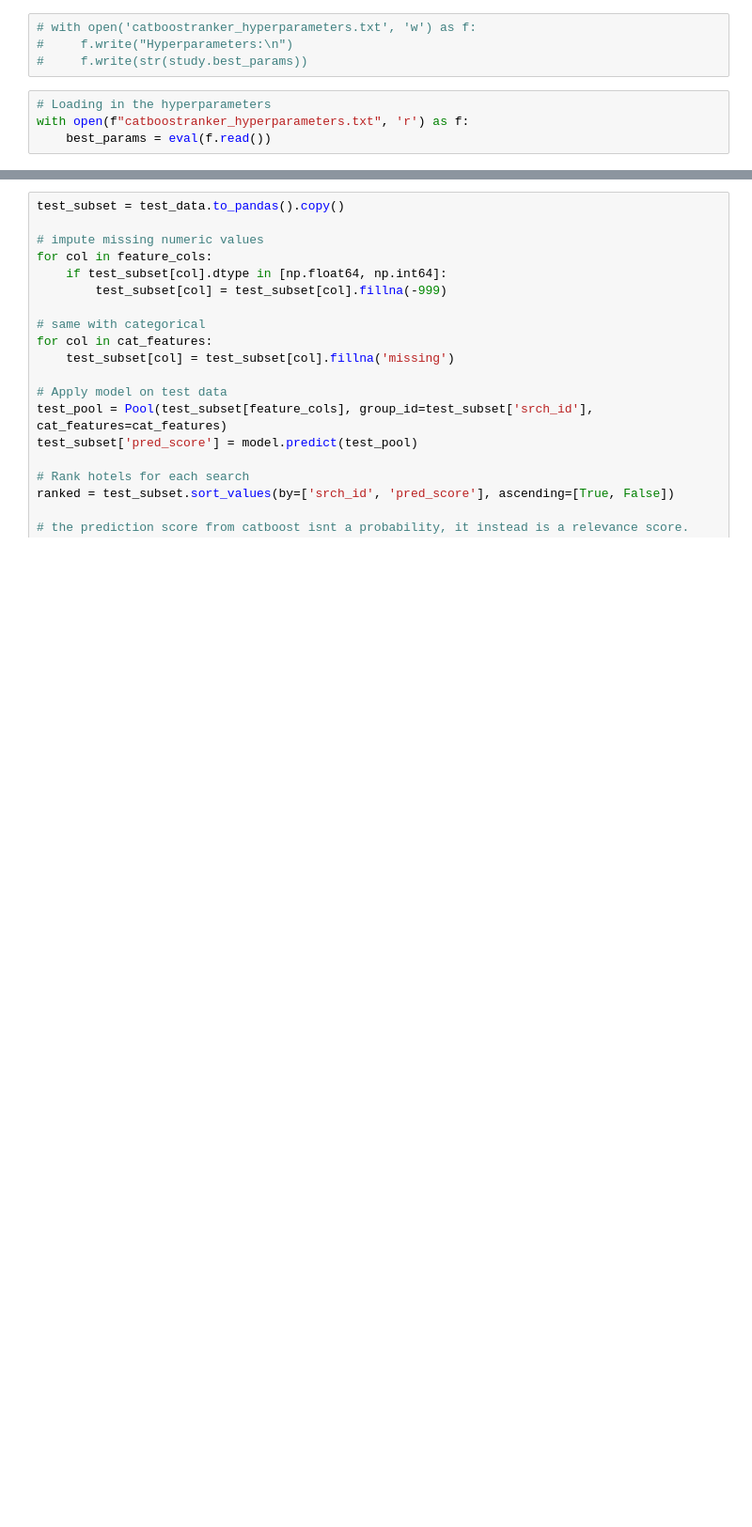
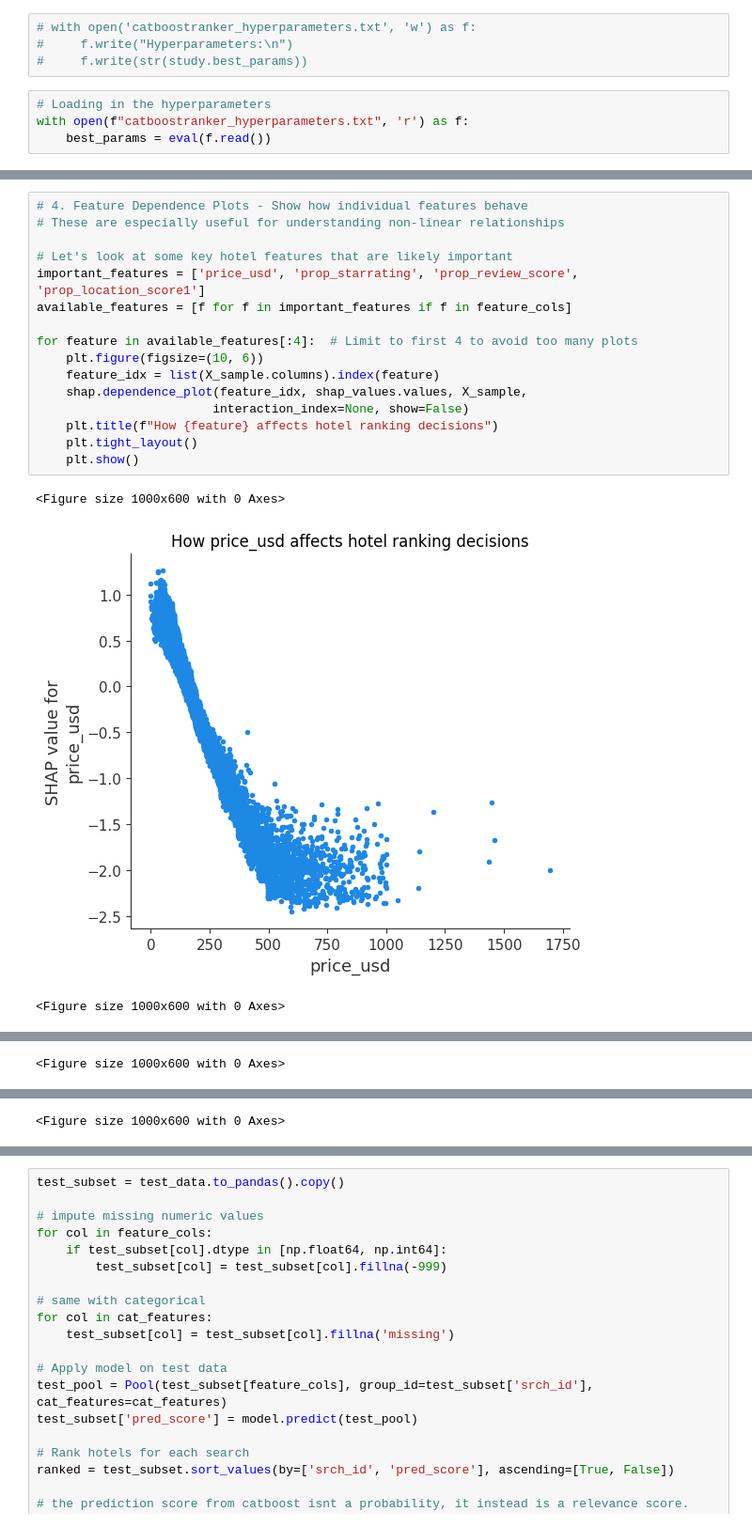
Before and after one commit to NaniHazbolatow/DataMiningTechniques, a Jupyter notebook: Group Assignmnet 2/catboost_ranker.ipynb, the cells around one changed output, grey strips where cells are left out. Shown at 94% size. Cells and saved outputs as stored; diff of their text form; blank space fills up the shorter version.

```diff
--- a/Group Assignmnet 2/catboost_ranker.ipynb
+++ b/Group Assignmnet 2/catboost_ranker.ipynb
@@ -337,0 +379,20 @@ Shrink model to first 167 iterations.
+# %%
+# 4. Feature Dependence Plots - Show how individual features behave
+# These are especially useful for understanding non-linear relationships
+
+# Let's look at some key hotel features that are likely important
+important_features = ['price_usd', 'prop_starrating', 'prop_review_score', 'prop_location_score1']
+available_features = [f for f in important_features if f in feature_cols]
+
+for feature in available_features[:4]:  # Limit to first 4 to avoid too many plots
+    plt.figure(figsize=(10, 6))
+    feature_idx = list(X_sample.columns).index(feature)
+    shap.dependence_plot(feature_idx, shap_values.values, X_sample,
+                        interaction_index=None, show=False)
+    plt.title(f"How {feature} affects hotel ranking decisions")
+    plt.tight_layout()
+    plt.show()
+# %% [output]
+<Figure size 1000x600 with 0 Axes>
+[figure, added]
+<Figure size 1000x600 with 0 Axes>
@@ -337,0 +400 @@ Shrink model to first 167 iterations.
+<Figure size 1000x600 with 0 Axes>
@@ -337,0 +402 @@ Shrink model to first 167 iterations.
+<Figure size 1000x600 with 0 Axes>
```
Also changed, not shown: parts of 7 cells of this notebook, 7 other files.
